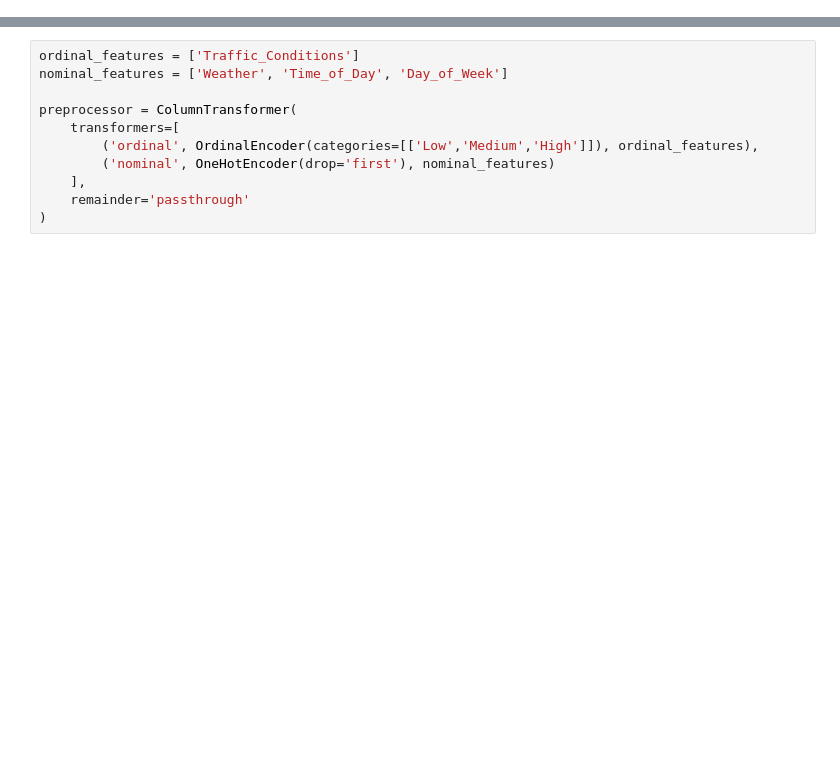
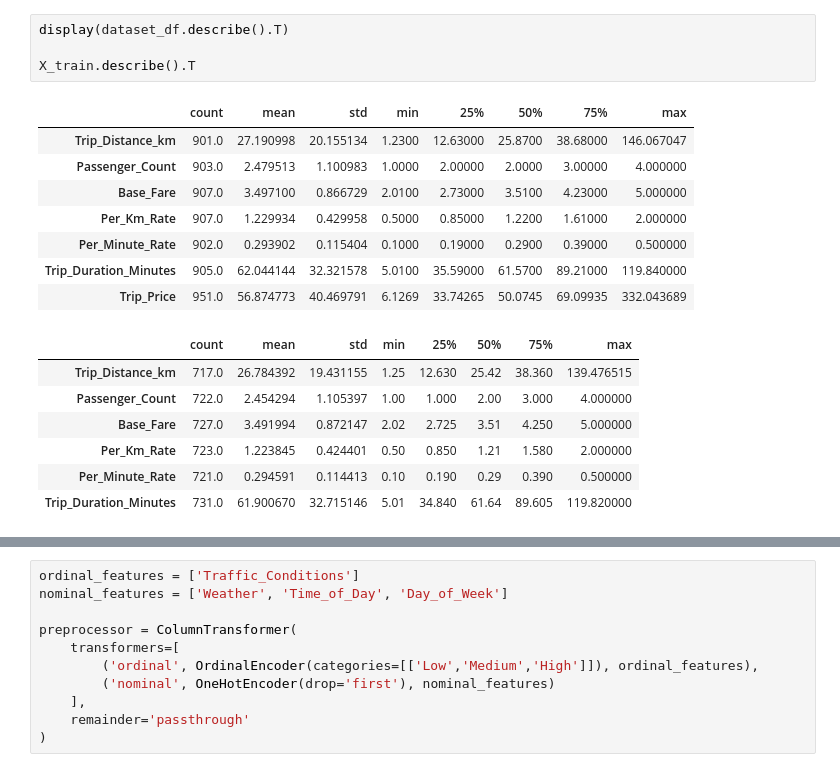
Before and after one commit to Padawan2024/ML-Portfolio, a Jupyter notebook: Supervised_ML/Regression/Predict Taxi Price/Notebooks/Regression Models.ipynb, the cells around one changed output, grey strips where cells are left out. Drawn from its saved outputs; the diff is of its cells as text; blank space fills up the shorter version.

```diff
--- a/Supervised_ML/Regression/Predict Taxi Price/Notebooks/Regression Models.ipynb
+++ b/Supervised_ML/Regression/Predict Taxi Price/Notebooks/Regression Models.ipynb
@@ -27,0 +92,20 @@ preprocessed_df
+# %%
+display(dataset_df.describe().T)
+
+X_train.describe().T
+# %% [output]
+|  | count | mean | std | min | 25% | 50% | 75% | max |
+| Trip_Distance_km | 901.0 | 27.190998 | 20.155134 | 1.2300 | 12.63000 | 25.8700 | 38.68000 | 146.067047 |
+| Passenger_Count | 903.0 | 2.479513 | 1.100983 | 1.0000 | 2.00000 | 2.0000 | 3.00000 | 4.000000 |
+| Base_Fare | 907.0 | 3.497100 | 0.866729 | 2.0100 | 2.73000 | 3.5100 | 4.23000 | 5.000000 |
+| Per_Km_Rate | 907.0 | 1.229934 | 0.429958 | 0.5000 | 0.85000 | 1.2200 | 1.61000 | 2.000000 |
+| Per_Minute_Rate | 902.0 | 0.293902 | 0.115404 | 0.1000 | 0.19000 | 0.2900 | 0.39000 | 0.500000 |
+| Trip_Duration_Minutes | 905.0 | 62.044144 | 32.321578 | 5.0100 | 35.59000 | 61.5700 | 89.21000 | 119.840000 |
+| Trip_Price | 951.0 | 56.874773 | 40.469791 | 6.1269 | 33.74265 | 50.0745 | 69.09935 | 332.043689 |
+|  | count | mean | std | min | 25% | 50% | 75% | max |
+| Trip_Distance_km | 717.0 | 26.784392 | 19.431155 | 1.25 | 12.630 | 25.42 | 38.360 | 139.476515 |
+| Passenger_Count | 722.0 | 2.454294 | 1.105397 | 1.00 | 1.000 | 2.00 | 3.000 | 4.000000 |
+| Base_Fare | 727.0 | 3.491994 | 0.872147 | 2.02 | 2.725 | 3.51 | 4.250 | 5.000000 |
+| Per_Km_Rate | 723.0 | 1.223845 | 0.424401 | 0.50 | 0.850 | 1.21 | 1.580 | 2.000000 |
+| Per_Minute_Rate | 721.0 | 0.294591 | 0.114413 | 0.10 | 0.190 | 0.29 | 0.390 | 0.500000 |
+| Trip_Duration_Minutes | 731.0 | 61.900670 | 32.715146 | 5.01 | 34.840 | 61.64 | 89.605 | 119.820000 |
```
Also changed, not shown: parts of 23 cells of this notebook, 1 other file.
